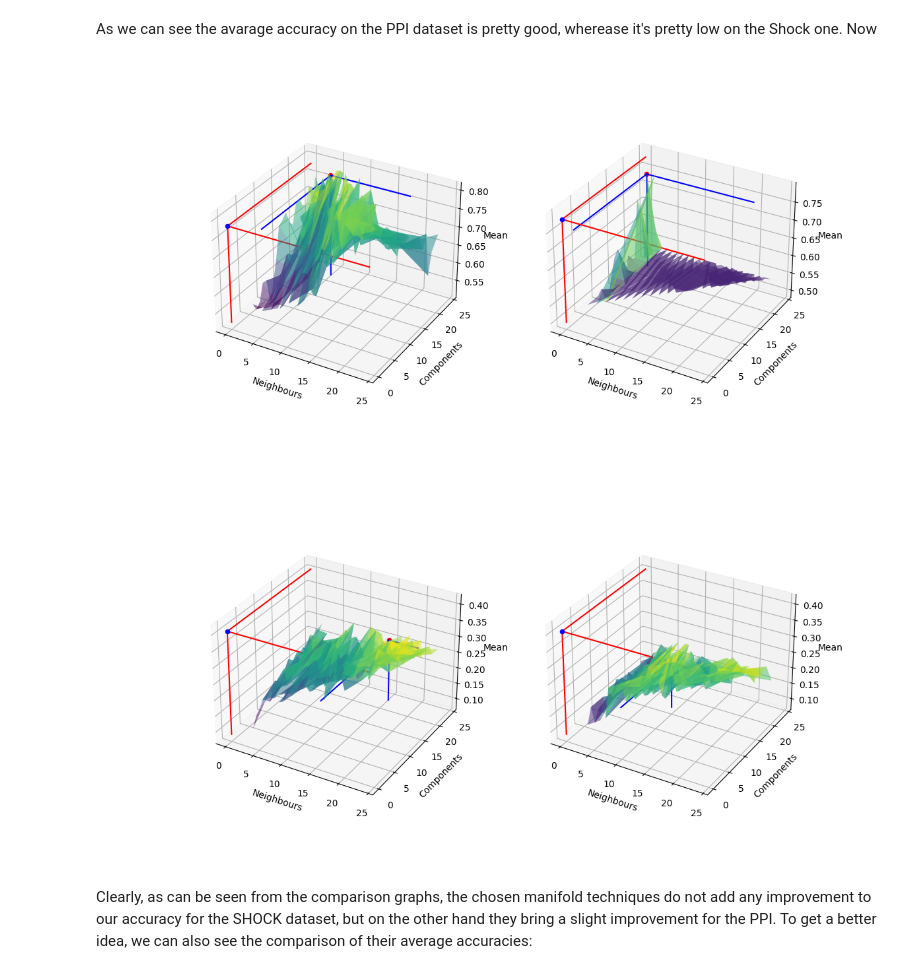
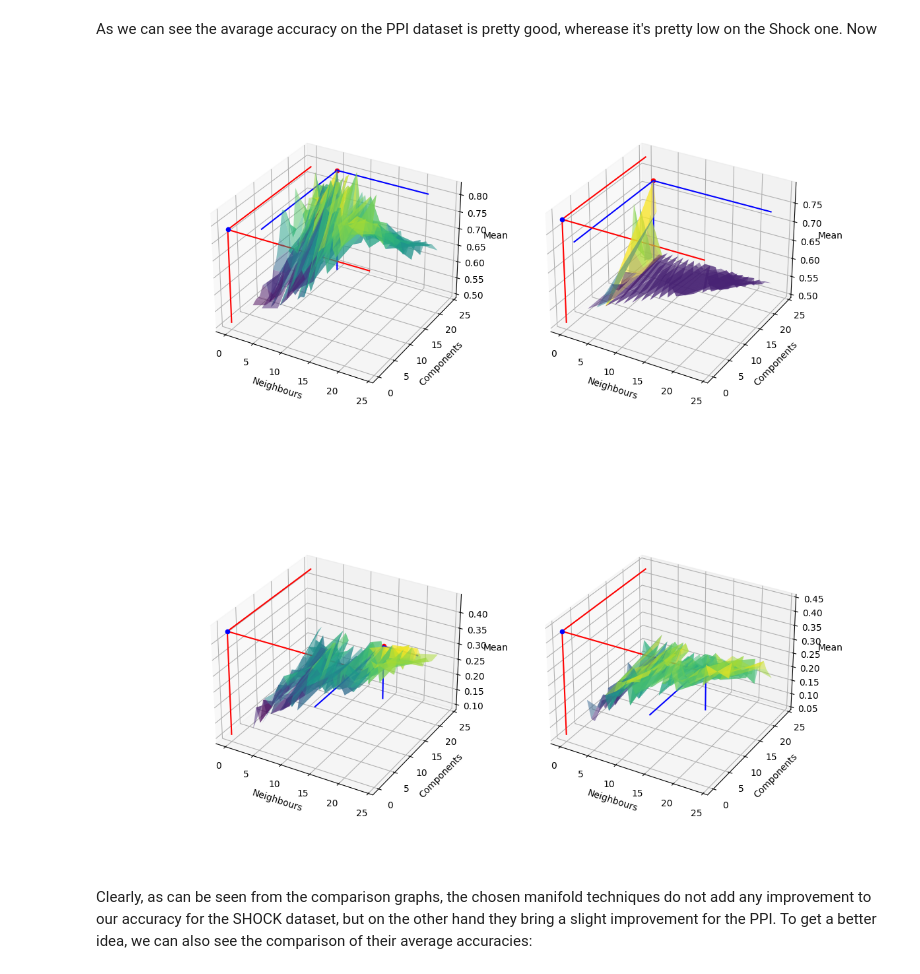
Before and after one commit to jgurakuqi/graph-kernels-and-manifold-svm, a Jupyter notebook: _graph_kernels_and_manifold_svm.ipynb, the cells around one changed output. Saved outputs shown, nothing was run; the diff lists cells and outputs as text; code cells hidden in the pictures.

```diff
--- a/_graph_kernels_and_manifold_svm.ipynb
+++ b/_graph_kernels_and_manifold_svm.ipynb
@@ -147,7 +146,6 @@ with multiprocessing.Pool() as pool:
             distance_matrices=distance_matrices[0],
             labels=ppi_labels,
             cv_method=stratified_k_fold,
-            dataset_name="PPI",
         ),
         neigh_comps_combo,
     )
@@ -158,7 +156,6 @@ with multiprocessing.Pool() as pool:
             distance_matrices=distance_matrices[1],
             labels=shock_labels,
             cv_method=stratified_k_fold,
-            dataset_name="SHOCK",
         ),
         neigh_comps_combo,
     )
@@ -169,7 +166,6 @@ with multiprocessing.Pool() as pool:
             distance_matrices=distance_matrices[0],
             labels=ppi_labels,
             cv_method=stratified_k_fold,
-            dataset_name="PPI",
         ),
         neigh_comps_combo,
     )
@@ -180,7 +176,6 @@ with multiprocessing.Pool() as pool:
             distance_matrices=distance_matrices[1],
             labels=shock_labels,
             cv_method=stratified_k_fold,
-            dataset_name="SHOCK",
         ),
         neigh_comps_combo,
     )
@@ -197,9 +192,9 @@ def compare_scores(linear_result, *manifold_results):
     fig = plt.figure(figsize=(12, 6), dpi=100)
     subaxes = [fig.add_subplot(121, projection="3d"), fig.add_subplot(122, projection="3d")]
     for i in range(0, 2):
-        neighbours = manifold_results[i][:, 2].astype(int)
-        components = manifold_results[i][:, 3].astype(int)
         accuracies = manifold_results[i][:, 0].astype(float)
+        neighbours = manifold_results[i][:, 1].astype(int)
+        components = manifold_results[i][:, 2].astype(int)
         subaxes[i].plot_surface(
             np.reshape(neighbours, (11, 23)),
             np.reshape(components, (11, 23)),
@@ -242,38 +237,38 @@ def compare_scores(linear_result, *manifold_results):
         )  # COMPONENTS
         subaxes[i].scatter(neighbours[index_of_max], components[index_of_max], max_mean, color = "red") # SCORE WITH MANIFOLD
         subaxes[i].scatter(0, 0, linear_result, color = "blue") # SCORE WITHOUT MANIFOLD
 
         subaxes[i].plot(
             [0, 0],
             [0, 0],
             [min_mean, linear_result],
             zorder=3,
             color = "red"
         )  # AVG ACCURACIES
         subaxes[i].plot(
             [0, number_of_neighs_comps - 1 ],
             [0, 0],
             [linear_result, linear_result],
             zorder=3,
             color = "red"
         )  # NEIGHBOURS
         subaxes[i].plot(
             [0, 0],
             [0, number_of_neighs_comps - 1],
             [linear_result, linear_result],
             zorder=3,
             color = "red"
         )  # COMPONENTS
 
 
 
 compare_scores(ppi_scores, ppi_lle_results, ppi_spectral_results)
 # %% [output]
-[figure, old version]
+[figure, new version]
 # %%
 compare_scores(shock_scores, shock_lle_results, shock_spectral_results)
 # %% [output]
-[figure, old version]
+[figure, new version]
 # %% [markdown]
 Clearly, as can be seen from the comparison graphs, the chosen manifold techniques do not add any improvement to our accuracy for the SHOCK dataset, but on the other hand they bring a slight improvement for the PPI. To get a better idea, we can also see the comparison of their average accuracies:
 # %%
```
Also changed, not shown: parts of 2 cells of this notebook, 1 other file.
